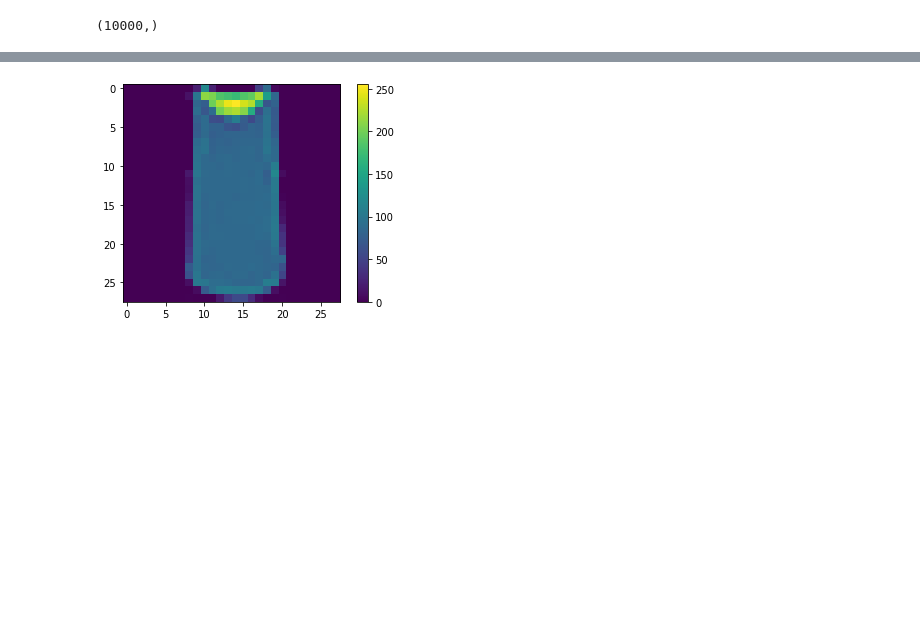
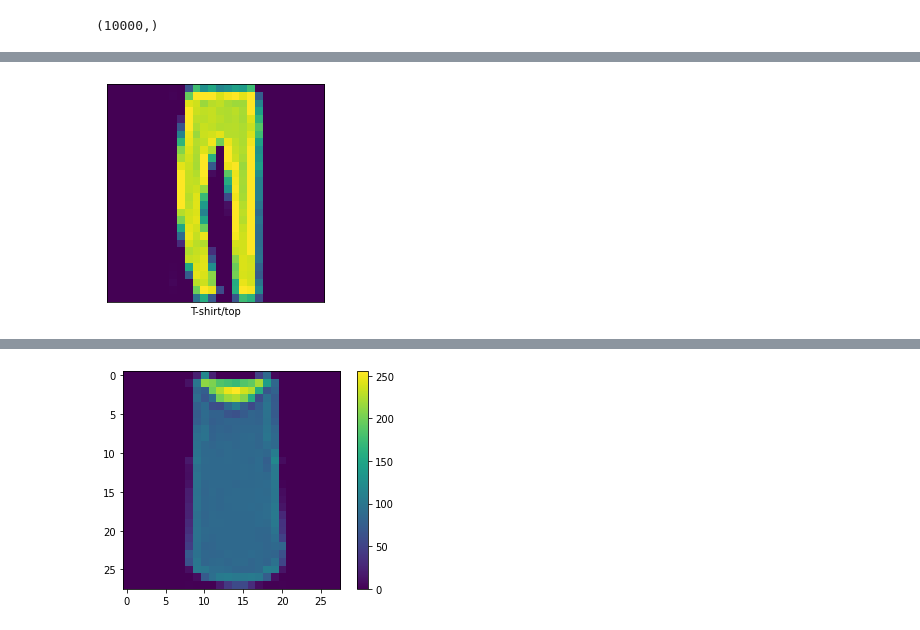
Before and after one commit to bestie06/101168654_comp3123_a2, a Jupyter notebook: Assignment1.ipynb, the cells around one changed output, grey strips where cells are left out. Cells and saved outputs as stored; diff of their text form; code cells hidden in the pictures; blank space fills up the shorter version.

```diff
--- a/Assignment1.ipynb
+++ b/Assignment1.ipynb
@@ -46,0 +59,9 @@ print(test_labels.shape)
+# %%
+plt.xticks([])
+plt.yticks([])
+plt.grid(False)
+plt.imshow(test_images[2])
+plt.xlabel(models[train_labels[2]])
+plt.show()
+# %% [output]
+[figure, added]
```
Also changed, not shown: parts of 4 cells of this notebook.
